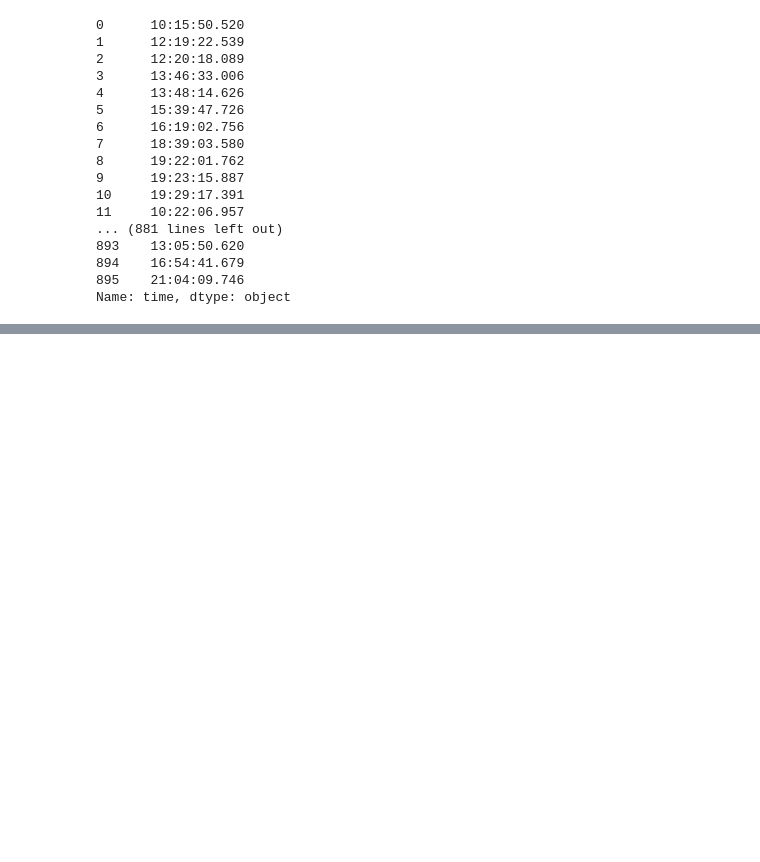
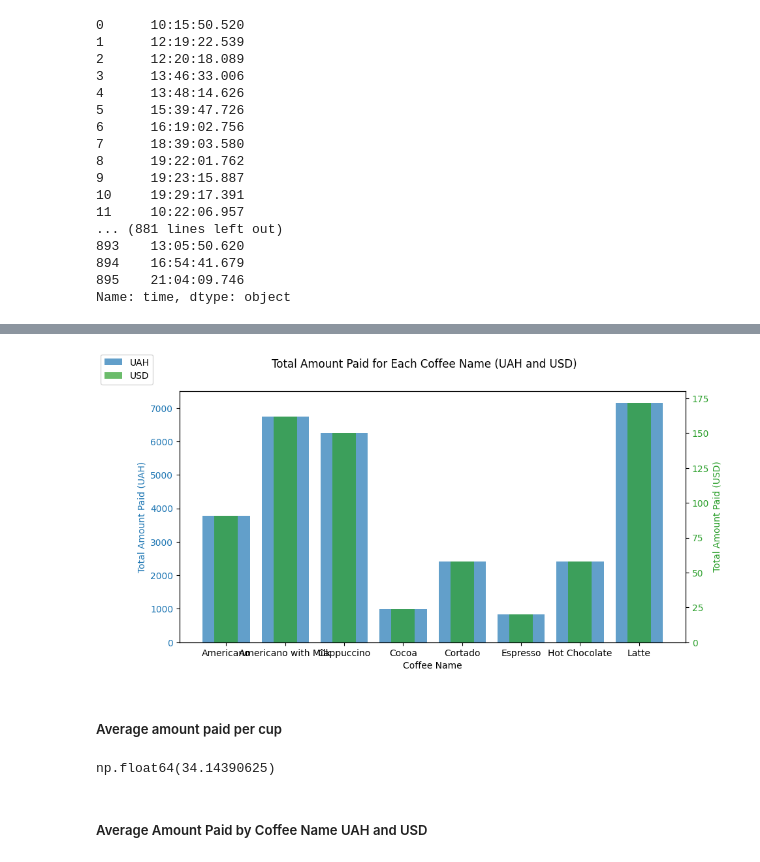
Before and after one commit to JoshuaFarara/KaggleWorld, a Jupyter notebook: notebooks/coffee_sales_analyisis.ipynb, the cells around one changed output, grey strips where cells are left out. Cells and saved outputs as stored; diff of their text form; code cells hidden in the pictures; blank space fills up the shorter version.

```diff
--- a/notebooks/coffee_sales_analyisis.ipynb
+++ b/notebooks/coffee_sales_analyisis.ipynb
@@ -193,0 +382,42 @@ Name: time, dtype: object
+# %%
+# Group by coffee_name and calculate total revenue
+total_revenue_uah_coffee = df.groupby('coffee_name')['amount_paid_uah'].sum()
+total_revenue_usd_coffee = df.groupby('coffee_name')['amount_paid_usd'].sum()
+# %%
+# Create a plot with dual y-axes
+fig, ax1 = plt.subplots(figsize=(10, 5))
+
+# Plot UAH data
+color = 'tab:blue'
+ax1.set_xlabel('Coffee Name')
+ax1.set_ylabel('Total Amount Paid (UAH)', color=color)
+bars1 = ax1.bar(total_revenue_uah_coffee.index, total_revenue_uah_coffee, alpha=0.7, label='UAH', color=color,  align='center')
+ax1.tick_params(axis='y', labelcolor=color)
+
+# Create a second y-axis for USD data
+ax2 = ax1.twinx()
+color = 'tab:green'
+ax2.set_ylabel('Total Amount Paid (USD)', color=color)
+bars2 = ax2.bar(total_revenue_usd_coffee.index, total_revenue_usd_coffee, alpha=0.7, label='USD', color=color, width=0.4)
+ax2.tick_params(axis='y', labelcolor=color)
+
+plt.xticks(rotation=45)
+
+# Title and legend
+fig.suptitle('Total Amount Paid for Each Coffee Name (UAH and USD)')
+fig.legend([bars1, bars2], ['UAH', 'USD'], loc='upper left')
+
+
+# Show plot
+plt.show()
+# %% [output]
+[figure, added]
+# %% [markdown]
+##### Average amount paid per cup
+# %%
+# Average amount paid per cup
+df['amount_paid_uah'].mean()
+# %% [output]
+np.float64(34.14390625)
+# %% [markdown]
+##### Average Amount Paid by Coffee Name UAH and USD
```
Also changed, not shown: parts of 37 cells of this notebook, 4 other files.
